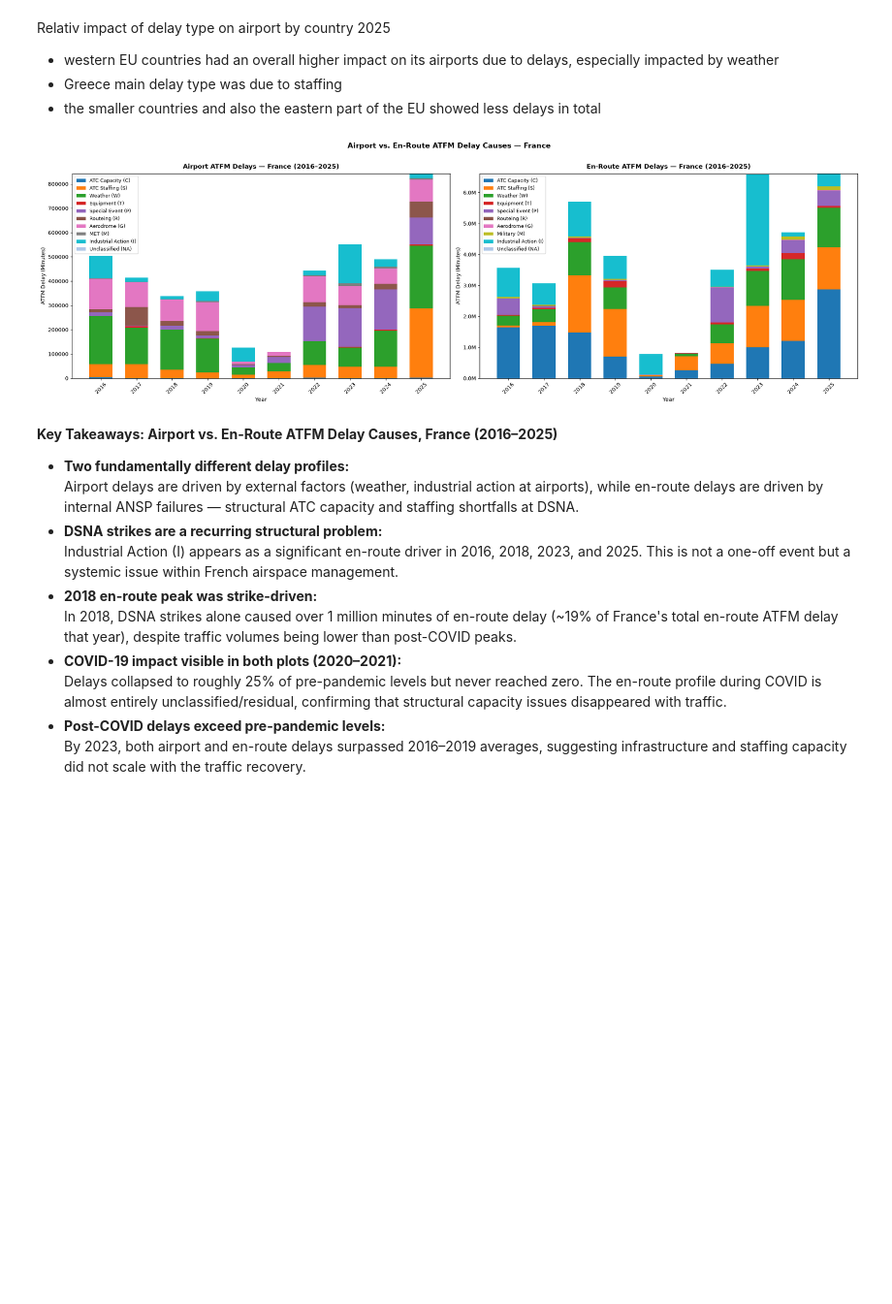
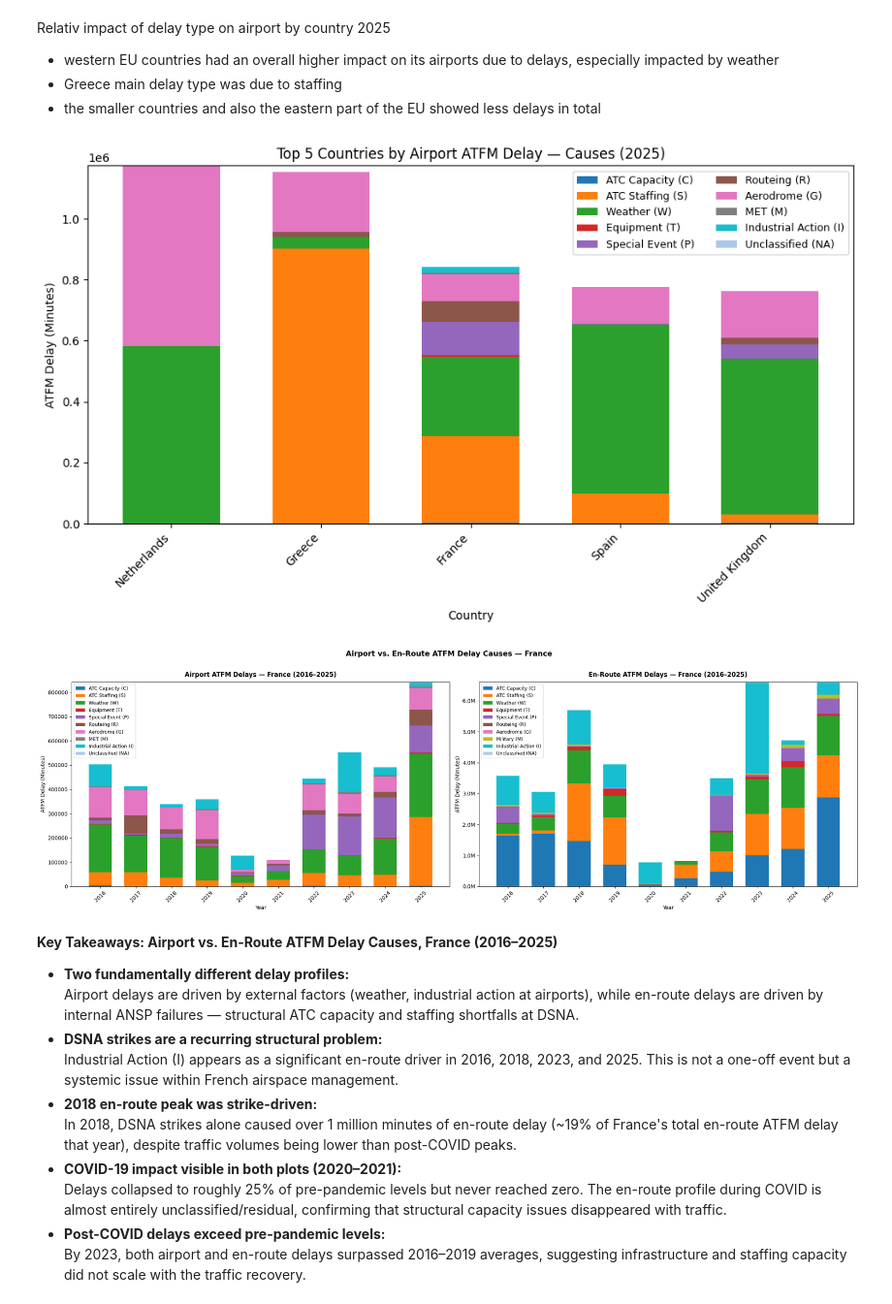
Before and after one commit to sdemmler/airport-performance-analyzer, a Jupyter notebook: notebooks/02_delay_cause.ipynb, the cells around one changed output. Shown at 97% size. Drawn from its saved outputs; the diff is of its cells as text; code cells hidden in the pictures; blank space fills up the shorter version.

Commit message:
feat: add top 5 countries by airport delay (delay causes) chart

```diff
--- a/notebooks/02_delay_cause.ipynb
+++ b/notebooks/02_delay_cause.ipynb
@@ -82,6 +82,37 @@ Relativ impact of delay type on airport by country 2025
 - western EU countries had an overall higher impact on its airports due to delays, especially impacted by weather
 - Greece main delay type was due to staffing
 - the smaller countries and also the eastern part of the EU showed less delays in total
+# %%
+top5_countries = (
+    df_delay_cause_airport_filtered
+    .assign(total=df_delay_cause_airport_filtered[delay_cols].sum(axis=1))
+    .nlargest(5, 'total')['state_name']
+    .values
+)
+
+df_top5 = df_delay_cause_airport_filtered[
+    df_delay_cause_airport_filtered['state_name'].isin(top5_countries)
+]
+
+# Plot
+fig, ax = plt.subplots(figsize=(10, 6))
+
+bottom = [0] * len(df_top5)
+
+for col in delay_cols:
+    ax.bar(df_top5['state_name'], df_top5[col], label=delay_labels[col],
+           color=COLOR_MAP[col], bottom=bottom, width=0.65)
+    bottom = [b + v for b, v in zip(bottom, df_top5[col].fillna(0))]
+
+ax.set_xlabel('Country')
+ax.set_ylabel('ATFM Delay (Minutes)')
+ax.set_title(f'Top 5 Countries by Airport ATFM Delay — Causes ({year_filter})')
+ax.legend(loc='upper right', fontsize=9, ncol=2)
+plt.xticks(rotation=45, ha='right')
+plt.tight_layout()
+plt.show()
+# %% [output]
+[figure, added]
 # %%
 # ── Deep Dive France ─────────────────────────────────────────
 
@@ -182,7 +213,7 @@ plt.suptitle("Airport vs. En-Route ATFM Delay Causes — France",
 plt.tight_layout()
 plt.show()
 # %% [output]
-[figure, old version]
+[figure, new version]
 # %% [markdown]
 **Key Takeaways: Airport vs. En-Route ATFM Delay Causes, France (2016–2025)**
 - **Two fundamentally different delay profiles:**
```
Also changed, not shown: parts of 3 cells of this notebook.
